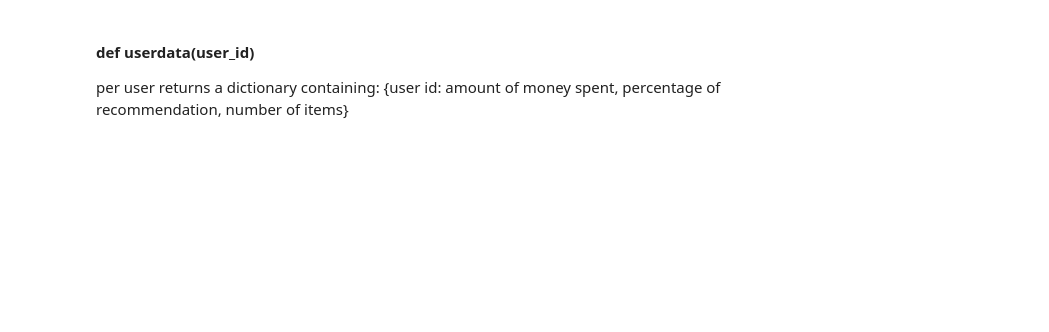
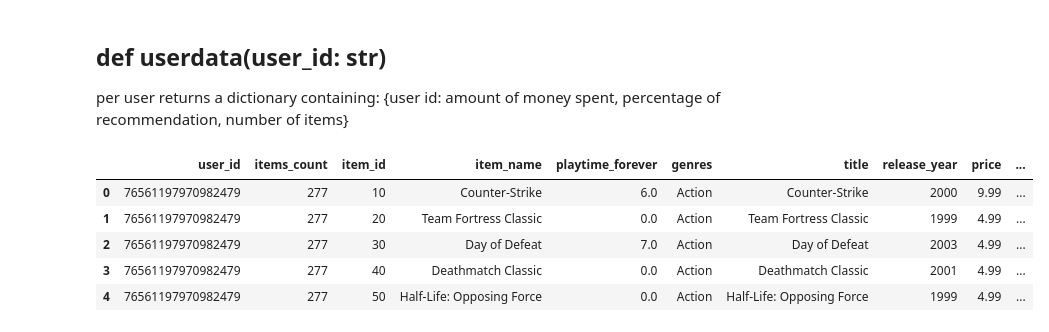
Before and after one commit to ga-romu/PI-MLOps-steam-recs, a Jupyter notebook: notebooks/04_API_functions.ipynb, the cells around one changed output. Cells and saved outputs as stored; diff of their text form; code cells hidden in the pictures; blank space fills up the shorter version.

```diff
--- a/notebooks/04_API_functions.ipynb
+++ b/notebooks/04_API_functions.ipynb
@@ -45,3 +312,14 @@ developer('Valve')
 # %% [markdown]
-#### def userdata(user_id)
+## def userdata(user_id: str)
 per user returns a dictionary containing: {user id: amount of money spent, percentage of recommendation, number of items}
+# %%
+df_items['item_id'] = pd.to_numeric(df_items['item_id'])
+df_userdata = df_items.merge(df_games, left_on='item_id', right_on='id')
+df_userdata.head()
+# %% [output]
+|  | user_id | items_count | item_id | item_name | playtime_forever | genres | title | release_year | price | ... |
+| 0 | 76561197970982479 | 277 | 10 | Counter-Strike | 6.0 | Action | Counter-Strike | 2000 | 9.99 | ... |
+| 1 | 76561197970982479 | 277 | 20 | Team Fortress Classic | 0.0 | Action | Team Fortress Classic | 1999 | 4.99 | ... |
+| 2 | 76561197970982479 | 277 | 30 | Day of Defeat | 7.0 | Action | Day of Defeat | 2003 | 4.99 | ... |
+| 3 | 76561197970982479 | 277 | 40 | Deathmatch Classic | 0.0 | Action | Deathmatch Classic | 2001 | 4.99 | ... |
+| 4 | 76561197970982479 | 277 | 50 | Half-Life: Opposing Force | 0.0 | Action | Half-Life: Opposing Force | 1999 | 4.99 | ... |
```
Also changed, not shown: parts of 54 cells of this notebook, 5 other files.
